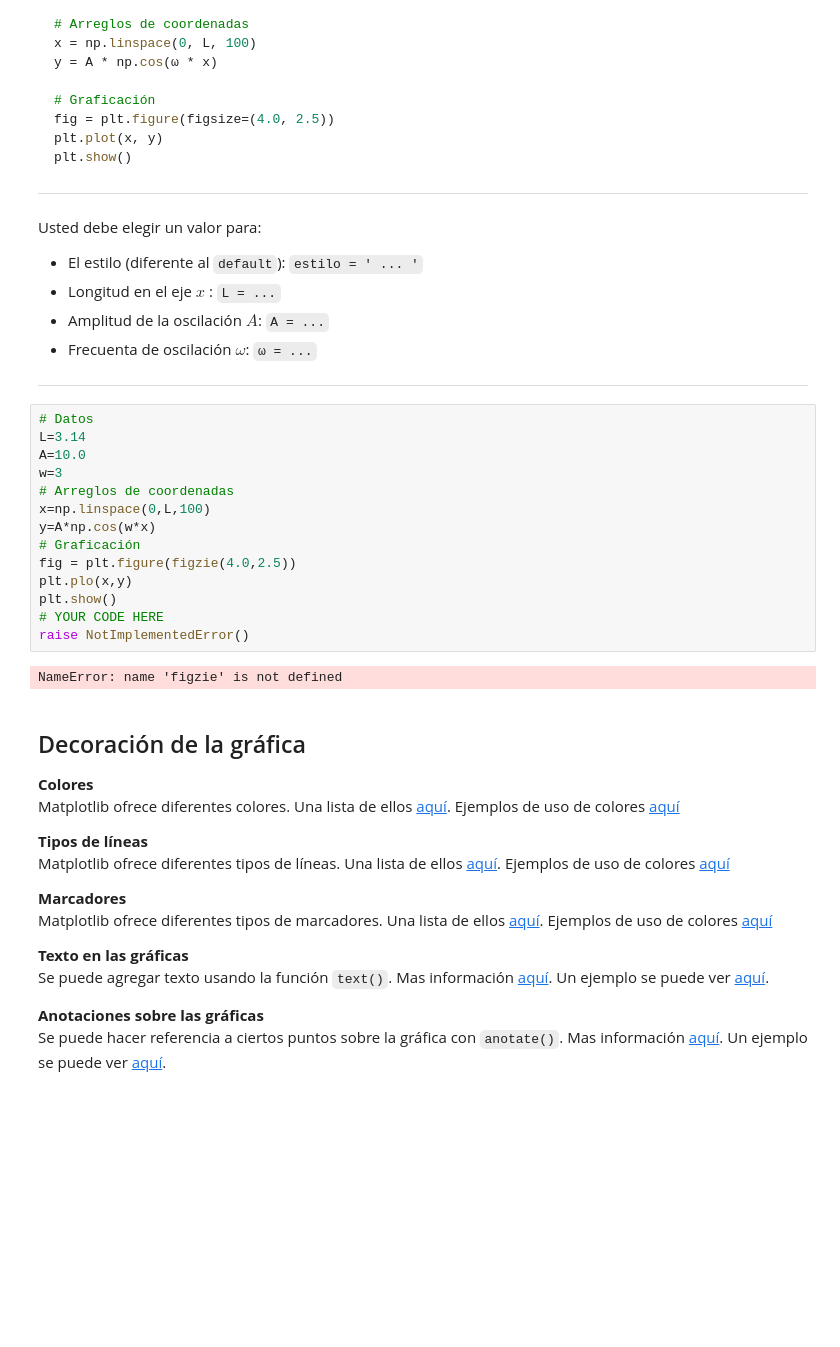
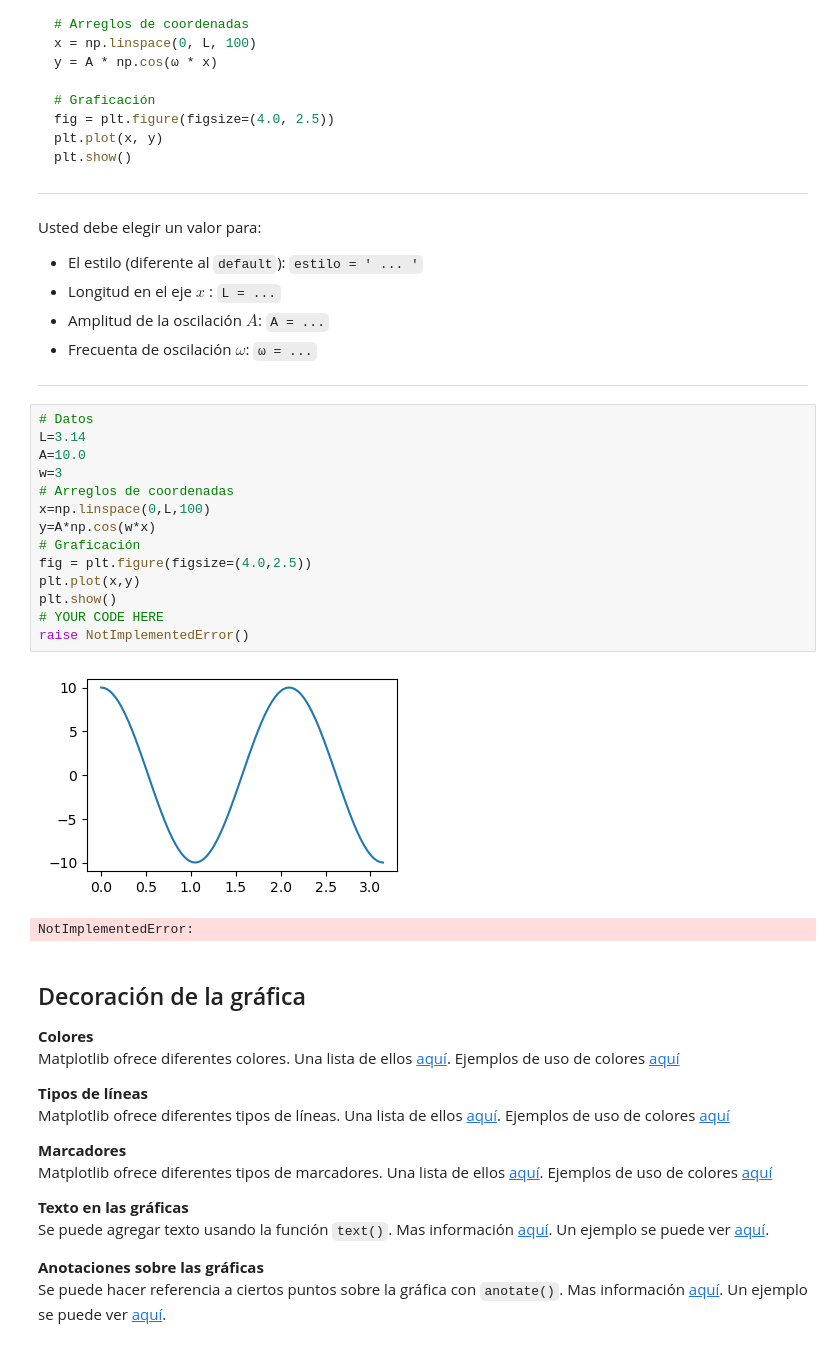
Before and after one commit to jaurrutia/Material-Didactico, a Jupyter notebook: Electromagnetismo II (FC-UNAM)/Copia de Matplotlib_basico (1).ipynb, the cells around one changed output. Cells and saved outputs as stored; diff of their text form; blank space fills up the shorter version.

```diff
--- a/Electromagnetismo II (FC-UNAM)/Copia de Matplotlib_basico (1).ipynb
+++ b/Electromagnetismo II (FC-UNAM)/Copia de Matplotlib_basico (1).ipynb
@@ -114,19 +114,20 @@ Usted debe elegir un valor para: </font>
 # %%
 # Datos
 L=3.14
 A=10.0
 w=3
 # Arreglos de coordenadas
 x=np.linspace(0,L,100)
 y=A*np.cos(w*x)
 # Graficación
-fig = plt.figure(figzie(4.0,2.5))
-plt.plo(x,y)
+fig = plt.figure(figsize=(4.0,2.5))
+plt.plot(x,y)
 plt.show()
 # YOUR CODE HERE
 raise NotImplementedError()
 # %% [output]
+[figure, added]
-NameError: name 'figzie' is not defined
+NotImplementedError:
 # %% [markdown]
 <a name='3'></a>
 ## Decoración de la gráfica
```
Also changed, not shown: parts of 23 cells of this notebook, 4 other files.
